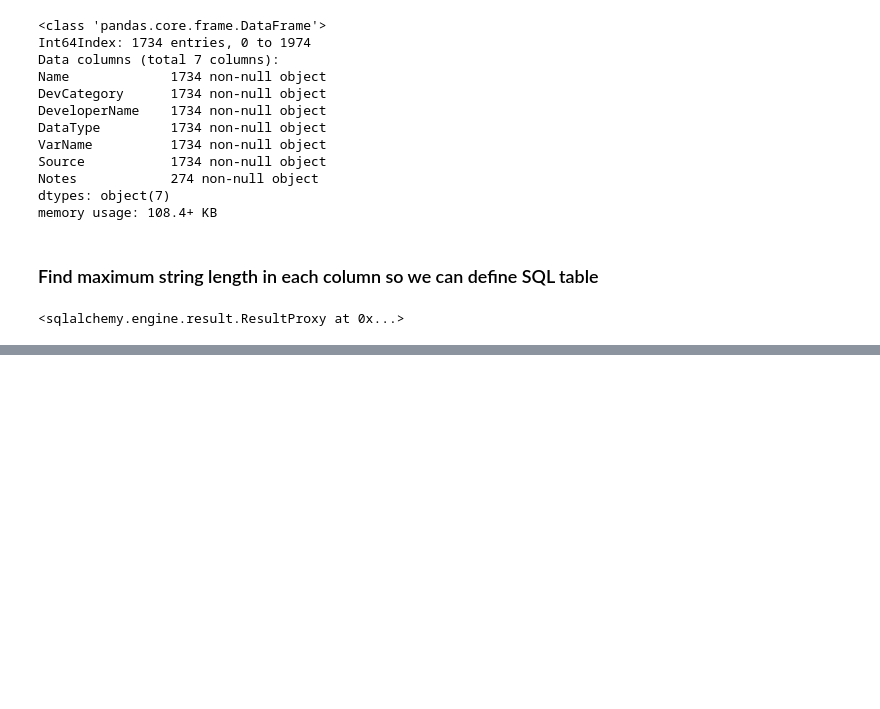
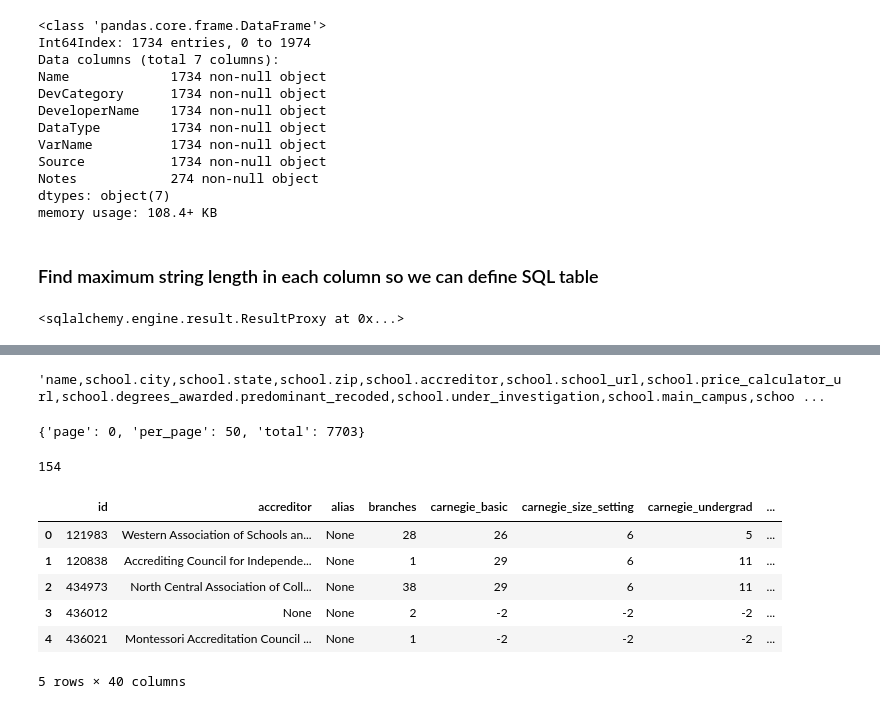
Before and after one commit to aawiegel/CollegeClassification, a Jupyter notebook: DatabaseCreation.ipynb, the cells around one changed output, grey strips where cells are left out. Saved outputs shown, nothing was run; the diff lists cells and outputs as text; code cells hidden in the pictures; blank space fills up the shorter version.

```diff
--- a/DatabaseCreation.ipynb
+++ b/DatabaseCreation.ipynb
@@ -196,0 +229,12 @@ req.json()['results']
+# %%
+school_string = ",school.".join(school_data)
+# %%
+school_string
+# %% [output]
+'name,school.city,school.state,school.zip,school.accreditor,school.school_url,school.price_calculator_url,school.degrees_awarded.predominant_recoded,school.under_investigation,school.main_campus,schoo ...
+# %%
+payload = {'api_key' : api_key, '_fields' : 'id,school.'+school_string, '_per_page' : 50} #'school.ownership' : 3,
+
+req = requests.get(collegesc_api, params=payload)
+# %%
+school = pd.DataFrame(req.json()["results"])
@@ -196,0 +243,20 @@ req.json()['results']
+# %%
+metadata
+# %% [output]
+{'page': 0, 'per_page': 50, 'total': 7703}
+# %%
+metadata['total'] // metadata['per_page']
+# %% [output]
+154
+# %%
+school.columns = school.columns.str.replace("school.", "")
+# %%
+school.head()
+# %% [output]
+|  | id | accreditor | alias | branches | carnegie_basic | carnegie_size_setting | carnegie_undergrad | ... |
+| 0 | 121983 | Western Association of Schools an... | None | 28 | 26 | 6 | 5 | ... |
+| 1 | 120838 | Accrediting Council for Independe... | None | 1 | 29 | 6 | 11 | ... |
+| 2 | 434973 | North Central Association of Coll... | None | 38 | 29 | 6 | 11 | ... |
+| 3 | 436012 | None | None | 2 | -2 | -2 | -2 | ... |
+| 4 | 436021 | Montessori Accreditation Council ... | None | 1 | -2 | -2 | -2 | ... |
+5 rows × 40 columns
```
Also changed, not shown: parts of 37 cells of this notebook.
